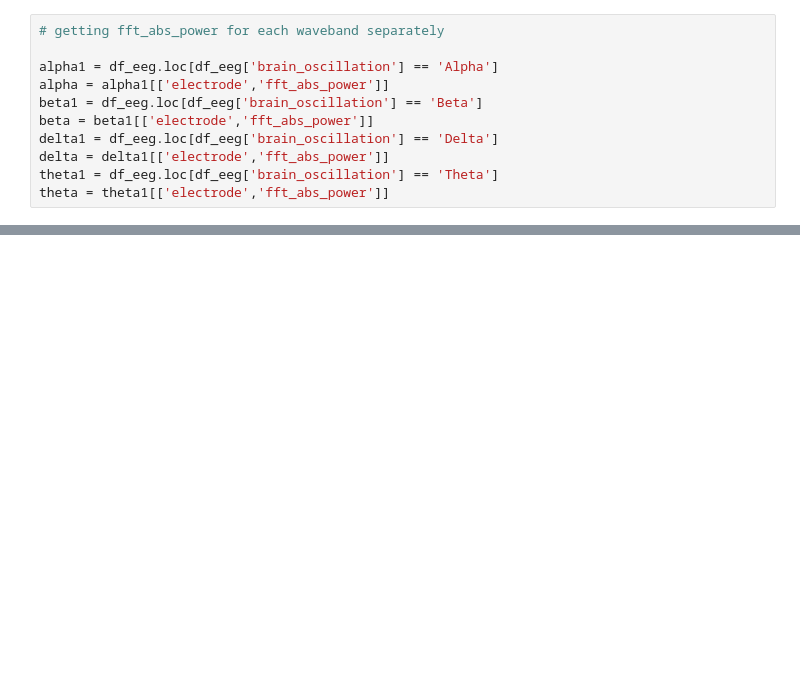
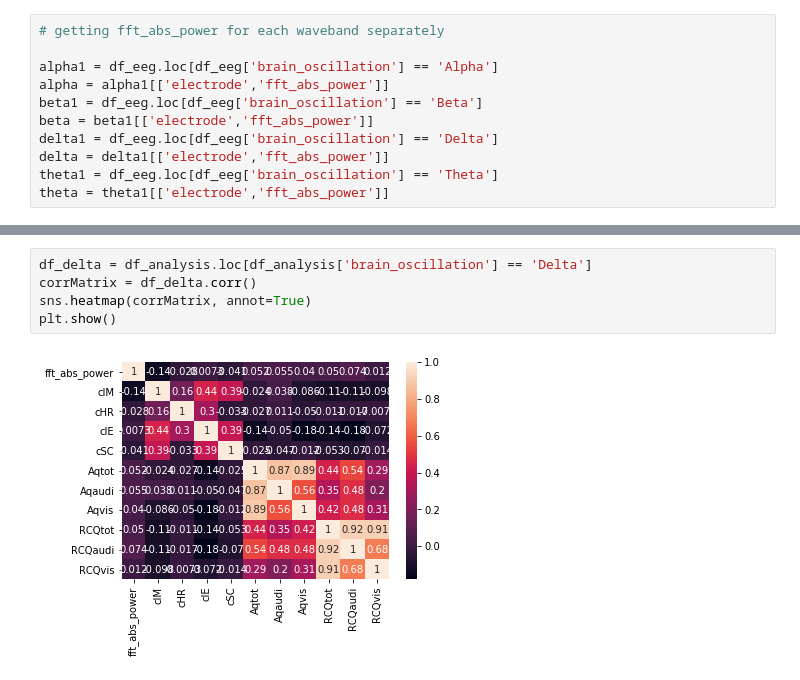
Before and after one commit to brainhack-school2020/ADHDsubtypes_project, a Jupyter notebook: Viz.ipynb, the cells around one changed output, grey strips where cells are left out. Saved outputs shown, nothing was run; the diff lists cells and outputs as text; blank space fills up the shorter version.

```diff
--- a/Viz.ipynb
+++ b/Viz.ipynb
@@ -339,0 +383,7 @@ plt.show()
+# %%
+df_delta = df_analysis.loc[df_analysis['brain_oscillation'] == 'Delta']
+corrMatrix = df_delta.corr()
+sns.heatmap(corrMatrix, annot=True)
+plt.show()
+# %% [output]
+[figure, added]
```
Also changed, not shown: parts of 32 cells of this notebook, 1 other file.
